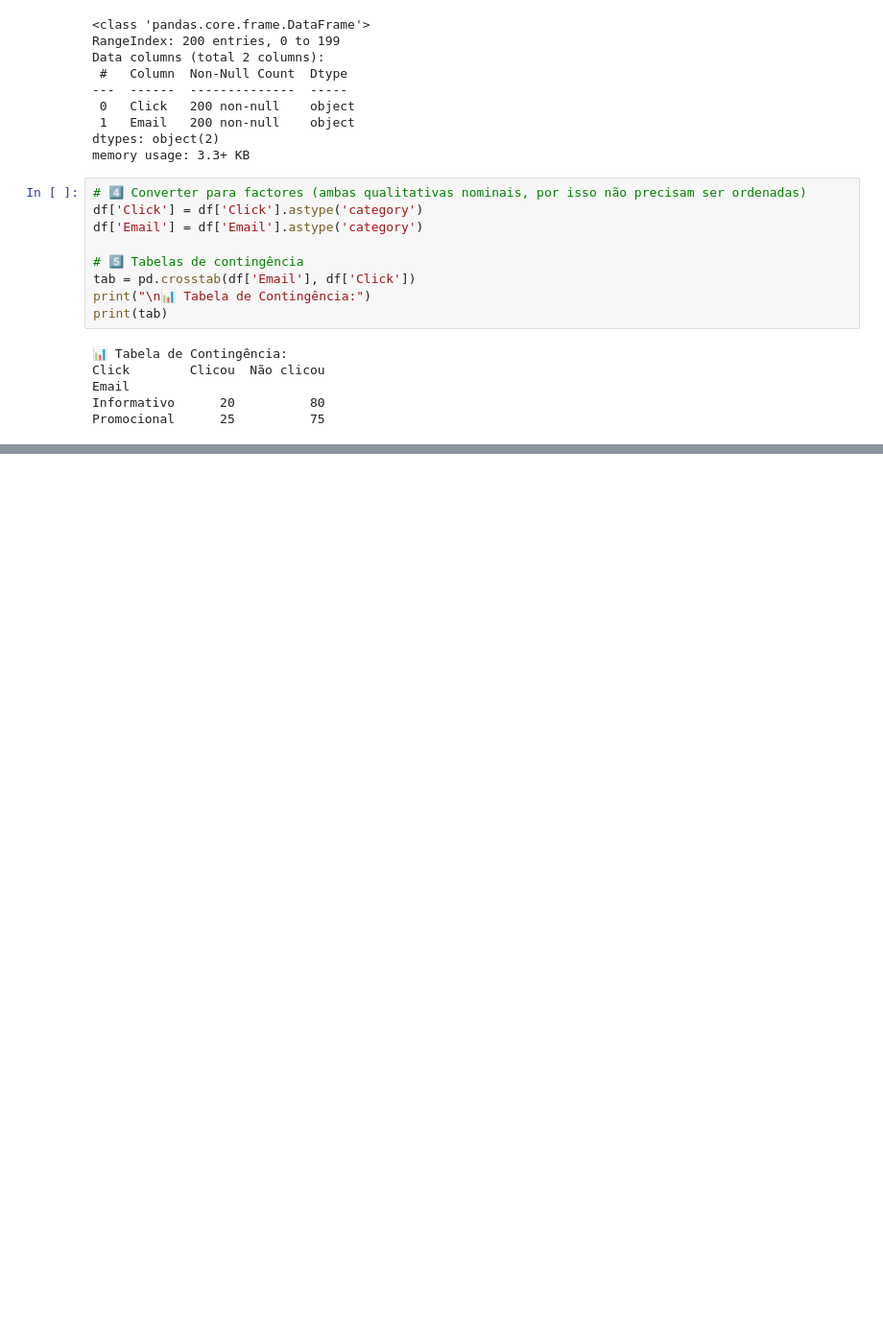
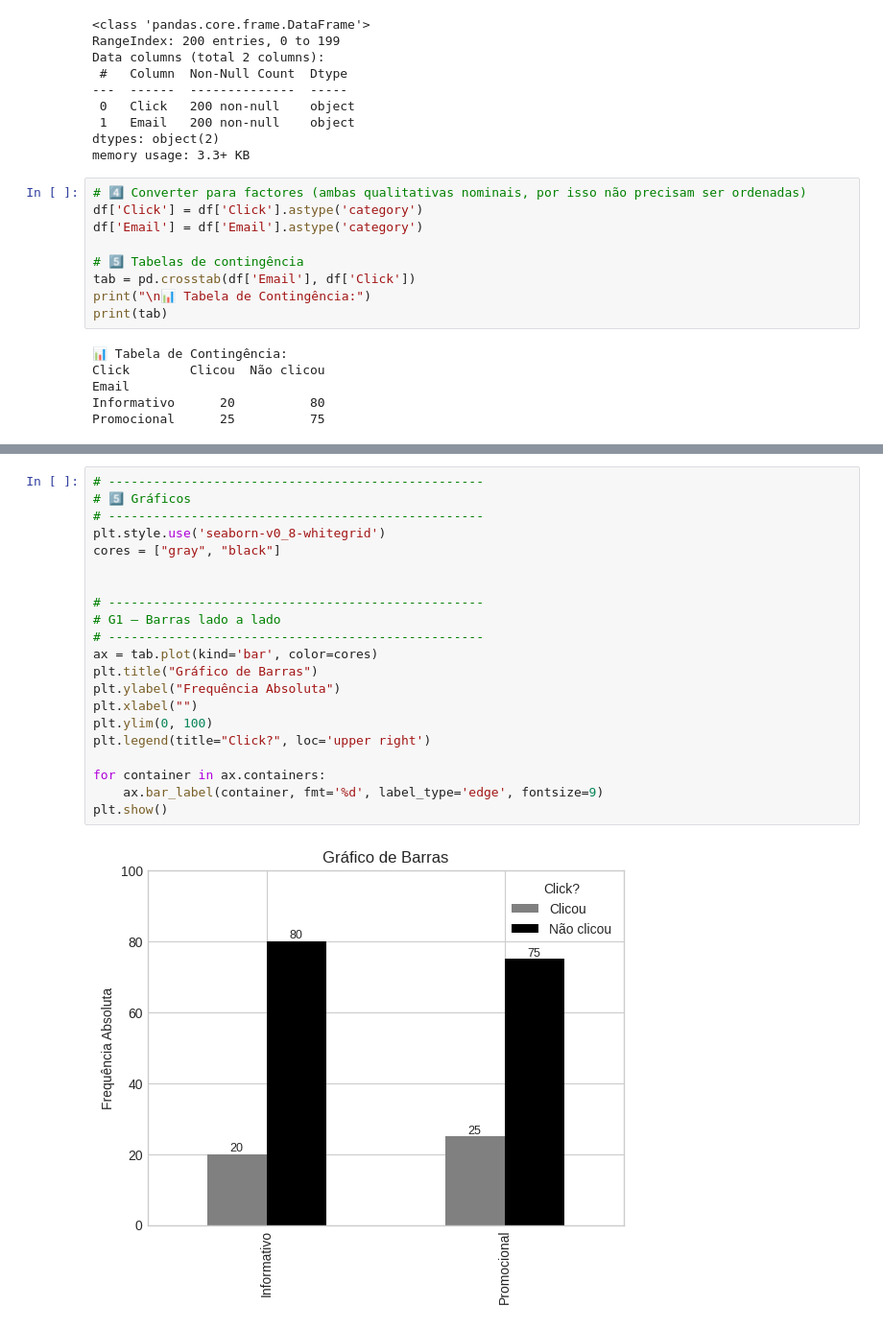
Before and after one commit to RuiRodrigues-lab/DataScienceFE, a Jupyter notebook: CP4_3.ipynb, the cells around one changed output, grey strips where cells are left out. Shown: that part at 96% size. Cells and saved outputs as stored; diff of their text form; blank space fills up the shorter version.

```diff
--- a/CP4_3.ipynb
+++ b/CP4_3.ipynb
@@ -57,0 +69,23 @@ Promocional      25          75
+# %%
+# --------------------------------------------------
+# 5️⃣ Gráficos
+# --------------------------------------------------
+plt.style.use('seaborn-v0_8-whitegrid')
+cores = ["gray", "black"]
+
+
+# --------------------------------------------------
+# G1 — Barras lado a lado
+# --------------------------------------------------
+ax = tab.plot(kind='bar', color=cores)
+plt.title("Gráfico de Barras")
+plt.ylabel("Frequência Absoluta")
+plt.xlabel("")
+plt.ylim(0, 100)
+plt.legend(title="Click?", loc='upper right')
+
+for container in ax.containers:
+    ax.bar_label(container, fmt='%d', label_type='edge', fontsize=9)
+plt.show()
+# %% [output]
+[figure, added]
```
Also changed, not shown: parts of 2 cells of this notebook.
